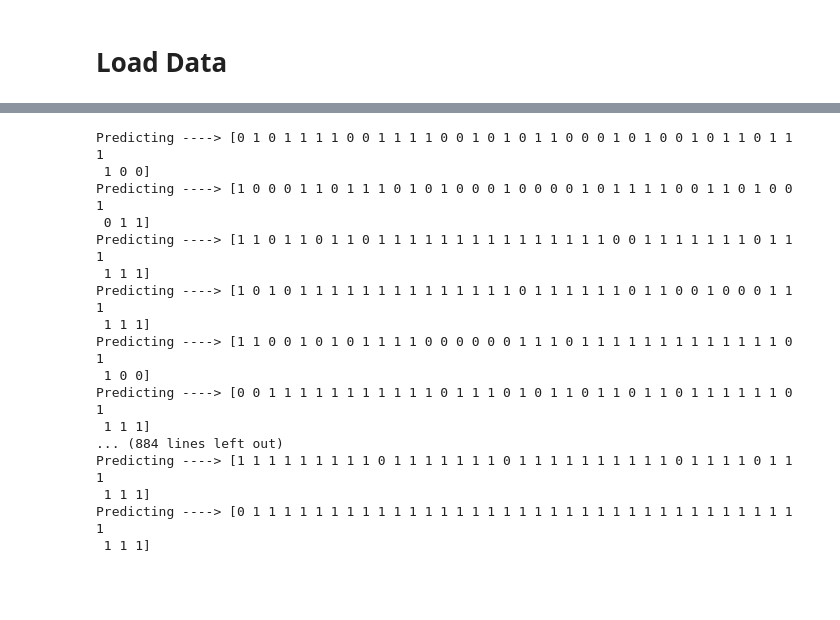
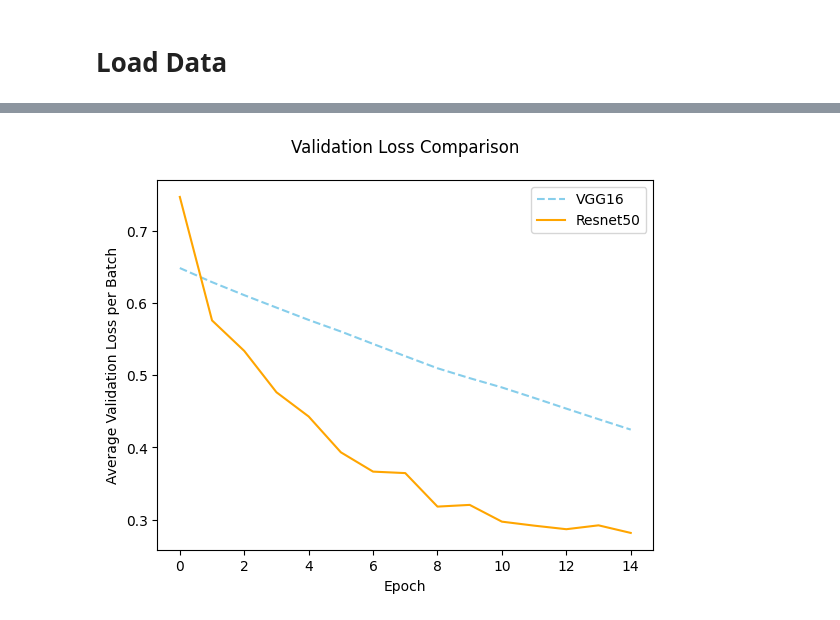
Before and after one commit to tifa14/DamageDetection_SatelliteImagery_pytorch_ML_DL, a Jupyter notebook: Model_VGG16_RESTNET50.ipynb, the cells around one changed output, grey strips where cells are left out. Saved outputs shown, nothing was run; the diff lists cells and outputs as text; code cells hidden in the pictures; blank space fills up the shorter version.

```diff
--- a/Model_VGG16_RESTNET50.ipynb
+++ b/Model_VGG16_RESTNET50.ipynb
@@ -292,45 +302,19 @@ plt.savefig('Result_Comparison.png')
 # %%
-#==========================================================================
-#                                Prediction
-#==========================================================================
-def predict(mymodel, model_name_pt, loader):
+#-----------------------------------Plot 3---------------------------------
 
-    model = mymodel
-    model.load_state_dict(torch.load(model_name_pt))
-    model.to(device)
-    model.eval()
-    y_actual_np = []
-    y_pred_np = []
-    for idx, data in enumerate(loader):
-        test_x, test_label = data[0], data[1]
-        test_x = test_x.to(device)
-        y_actual_np.extend(test_label.cpu().numpy().tolist())
+plt.figure()
+df_valid_loss = pd.DataFrame({'Epoch': range(0, N_EPOCHS, 1),
+                       'valid_loss_vgg': history_vgg['val_loss'],
+                       'valid_loss_resnet50':history_resnet50['val_loss']
+                       })
+plota, = plt.plot('Epoch', 'valid_loss_vgg', data=df_valid_loss, linestyle = '--', color = 'skyblue')
+plotb, = plt.plot('Epoch', 'valid_loss_resnet50', data=df_valid_loss, color = 'orange')
+plt.xlabel('Epoch')
+plt.ylabel('Average Validation Loss per Batch')
+plt.title('Validation Loss Comparison', pad = 20)
+plt.legend([plota, plotb], ['VGG16', 'Resnet50'])
+plt.savefig('Result_Comparison.png')
 
-        with torch.no_grad():
-            y_pred_logits = model(test_x)
-            pred_labels = np.argmax(y_pred_logits.cpu().numpy(), axis=1)
-            print("Predicting ---->", pred_labels)
-            y_pred_np.extend(pred_labels.tolist())
-
-    return y_actual_np, y_pred_np
-
-y_actual_vgg, y_predict_vgg = predict(model_vgg, "model_vgg.pt", test_loader)
-y_actual_resnet50, y_predict_resnet50 = predict(model_resnet50, "model_resnet50.pt", test_loader)
+#plot loss and accuracy for detection overfitting (15 epochs)
 # %% [output]
-Predicting ----> [0 1 0 1 1 1 1 0 0 1 1 1 1 0 0 1 0 1 0 1 1 0 0 0 1 0 1 0 0 1 0 1 1 0 1 1 1
- 1 0 0]
-Predicting ----> [1 0 0 0 1 1 0 1 1 1 0 1 0 1 0 0 0 1 0 0 0 0 1 0 1 1 1 1 0 0 1 1 0 1 0 0 1
- 0 1 1]
-Predicting ----> [1 1 0 1 1 0 1 1 0 1 1 1 1 1 1 1 1 1 1 1 1 1 1 1 0 0 1 1 1 1 1 1 1 0 1 1 1
- 1 1 1]
-Predicting ----> [1 0 1 0 1 1 1 1 1 1 1 1 1 1 1 1 1 1 0 1 1 1 1 1 1 0 1 1 0 0 1 0 0 0 1 1 1
- 1 1 1]
-Predicting ----> [1 1 0 0 1 0 1 0 1 1 1 1 0 0 0 0 0 0 1 1 1 0 1 1 1 1 1 1 1 1 1 1 1 1 1 0 1
- 1 0 0]
-Predicting ----> [0 0 1 1 1 1 1 1 1 1 1 1 1 0 1 1 1 0 1 0 1 1 0 1 1 0 1 1 0 1 1 1 1 1 1 0 1
- 1 1 1]
-... (884 lines left out)
-Predicting ----> [1 1 1 1 1 1 1 1 1 0 1 1 1 1 1 1 1 0 1 1 1 1 1 1 1 1 1 1 0 1 1 1 1 0 1 1 1
- 1 1 1]
-Predicting ----> [0 1 1 1 1 1 1 1 1 1 1 1 1 1 1 1 1 1 1 1 1 1 1 1 1 1 1 1 1 1 1 1 1 1 1 1 1
- 1 1 1]
+[figure, added]
```
Also changed, not shown: parts of 6 cells of this notebook.
